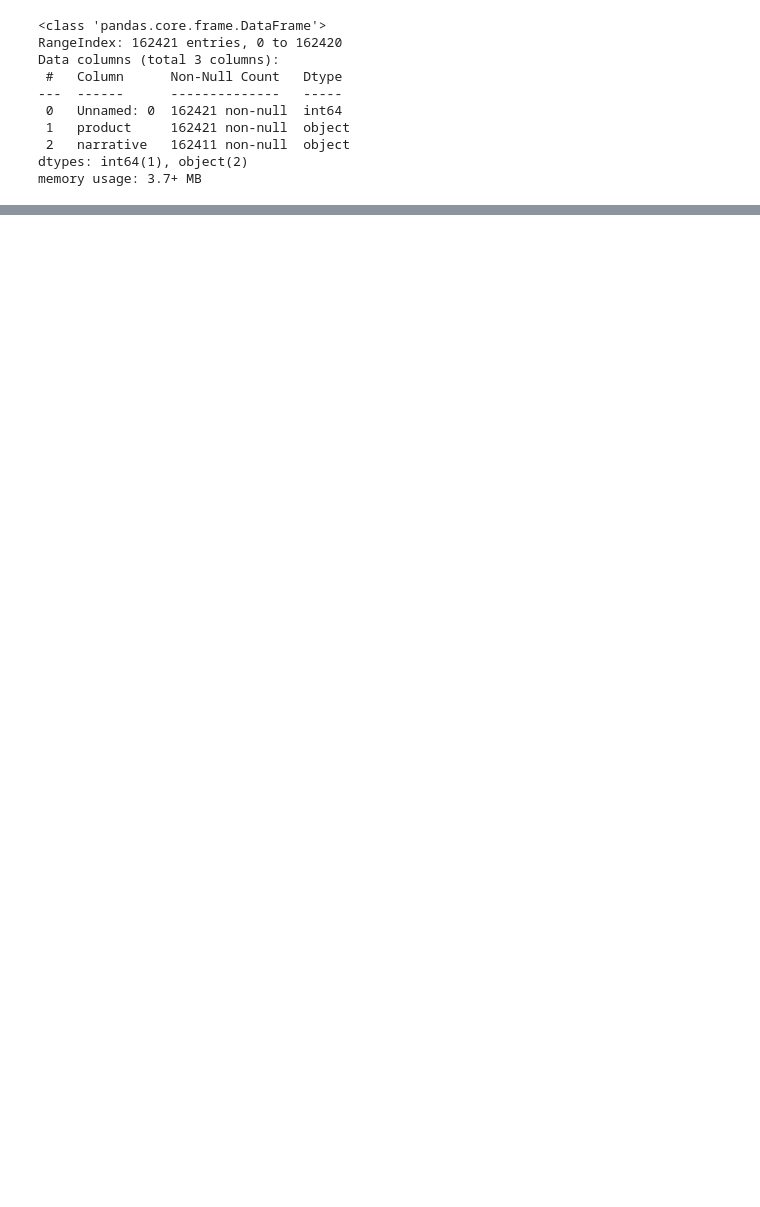
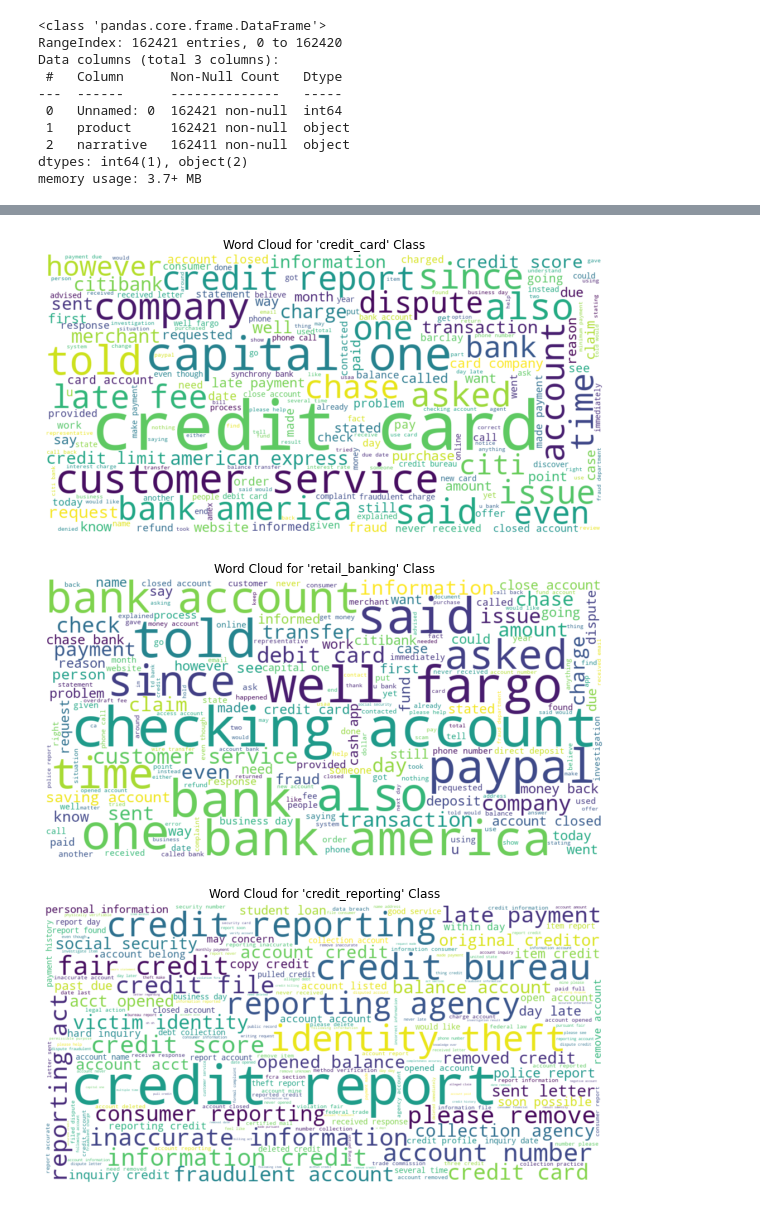
Before and after one commit to johnkul/nlp_consumer_complaints_classification, a Jupyter notebook: notebooks/tabitha.ipynb, the cells around one changed output, grey strips where cells are left out. Cells and saved outputs as stored; diff of their text form; code cells hidden in the pictures; blank space fills up the shorter version.

```diff
--- a/notebooks/tabitha.ipynb
+++ b/notebooks/tabitha.ipynb
@@ -50,0 +127,16 @@ dtype: int64
+# %%
+def wordcloud_for_class(title:str, text:str):
+    wordcloud = WordCloud(width=1000, height=500, background_color='white', stopwords=set(stopwords.words('english'))).generate(text)
+    plt.figure(figsize=(10, 6))
+    plt.imshow(wordcloud, interpolation='bilinear')
+    plt.title(title)
+    plt.axis('off')
+    plt.show
+
+for product_class in complaints_data["product"].unique():
+    class_text = ' '.join(complaints_data[complaints_data['product'] == product_class]['narrative'])
+    wordcloud_for_class(f"Word Cloud for '{product_class}' Class", class_text)
+# %% [output]
+[figure, added]
+[figure, added]
+[figure, added]
```
Also changed, not shown: parts of 12 cells of this notebook.
